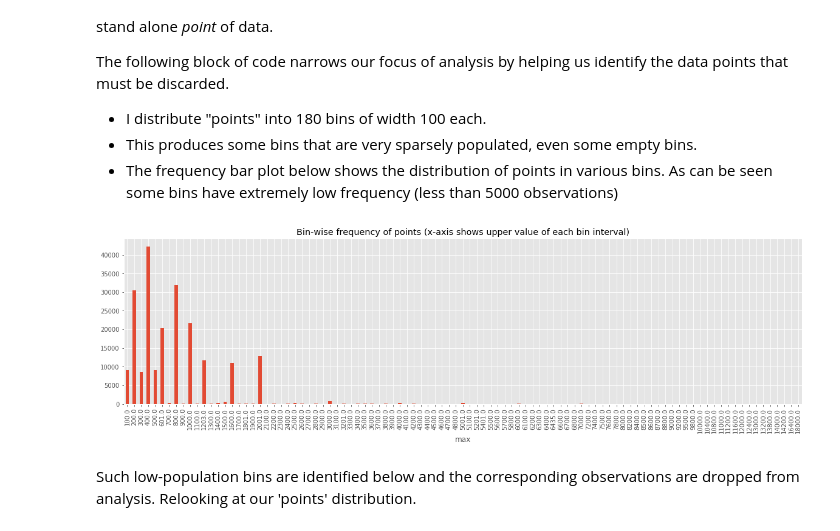
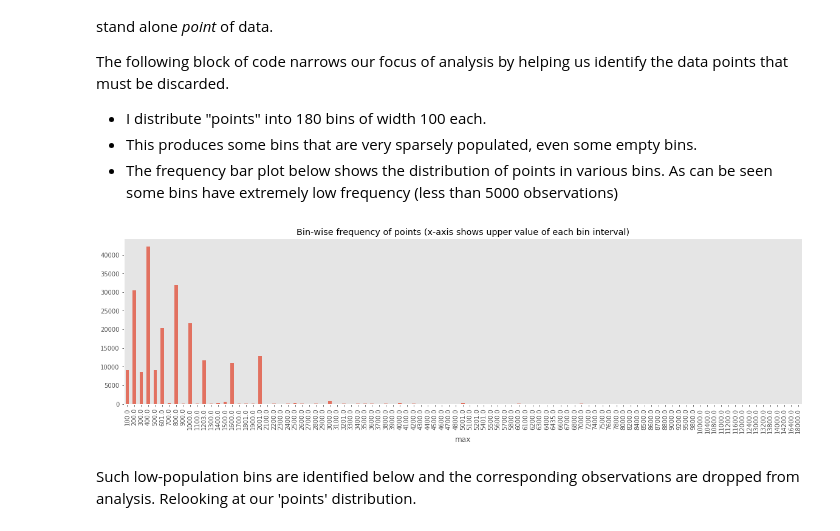
Before and after one commit to rajatbarve/Jeopardy, a Jupyter notebook: Jeopardy_game.ipynb, the cells around one changed output. Drawn from its saved outputs; the diff is of its cells as text; code cells hidden in the pictures.

```diff
--- a/Jeopardy_game.ipynb
+++ b/Jeopardy_game.ipynb
@@ -142,15 +144,16 @@ The following block of code narrows our focus of analysis by helping us identify
 # %%
 jeopardy["points_bins"]=pd.cut(jeopardy["points"],bins=180).values
 dummy=jeopardy.groupby("points_bins")["points"].describe().sort_values("count",ascending=False).reset_index()
 dummy.drop(dummy.loc[dummy["count"]==0].index,inplace=True)
 dummy.sort_values("max",inplace=True)
-
-(dummy.plot(x="max",y="count",kind='bar',rot=90,figsize=(20,5),legend=False,
+fig, ax1=plt.subplots()
+(dummy.plot(x="max",y="count",ax=ax1,kind='bar',rot=90,figsize=(20,5),alpha=0.75, legend=False,
             title="Bin-wise frequency of points (x-axis shows upper value of each bin interval)"));
+ax1.grid(False)
 
 #dummy[dummy["count"]>=5000]["count"].cumsum()
 # %% [output]
-[figure, old version]
+[figure, new version]
 # %% [markdown]
 Such low-population bins are identified below and the corresponding observations are dropped from analysis. Relooking at our 'points' distribution.
 # %%
```
Also changed, not shown: parts of 6 cells of this notebook.
